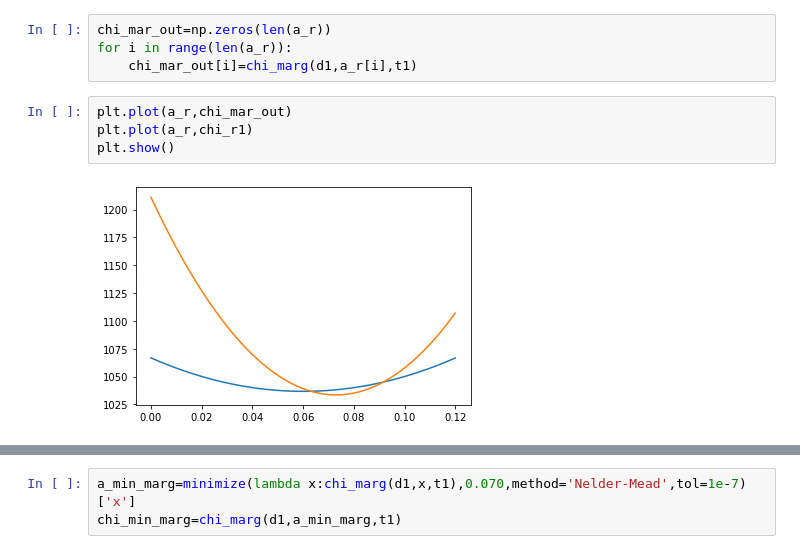
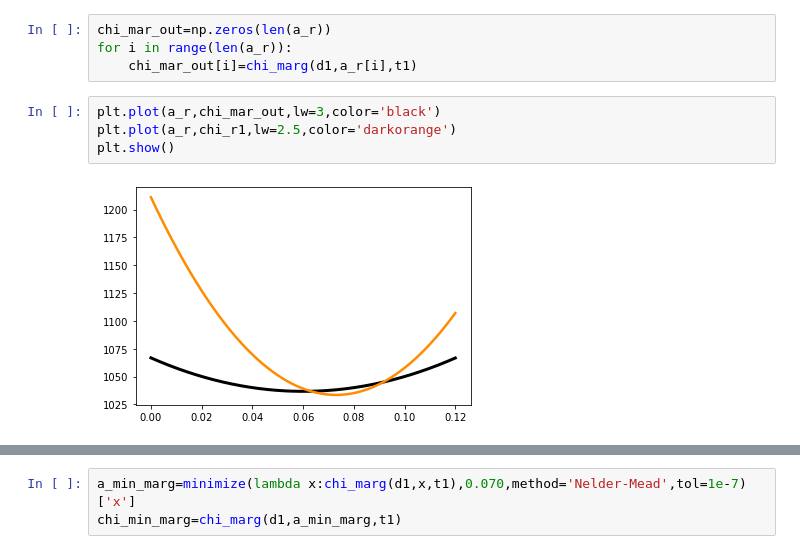
Before and after one commit to drgreen/Phys_105B_S23, a Jupyter notebook: Probability.ipynb, the cells around one changed output, grey strips where cells are left out. Drawn from its saved outputs; the diff is of its cells as text.

```diff
--- a/Probability.ipynb
+++ b/Probability.ipynb
@@ -292,8 +306,8 @@ chi_mar_out=np.zeros(len(a_r))
 for i in range(len(a_r)):
     chi_mar_out[i]=chi_marg(d1,a_r[i],t1)
 # %%
-plt.plot(a_r,chi_mar_out)
-plt.plot(a_r,chi_r1)
+plt.plot(a_r,chi_mar_out,lw=3,color='black')
+plt.plot(a_r,chi_r1,lw=2.5,color='darkorange')
 plt.show()
 # %% [output]
-[figure, old version]
+[figure, new version]
```
Also changed, not shown: parts of 16 cells of this notebook.
